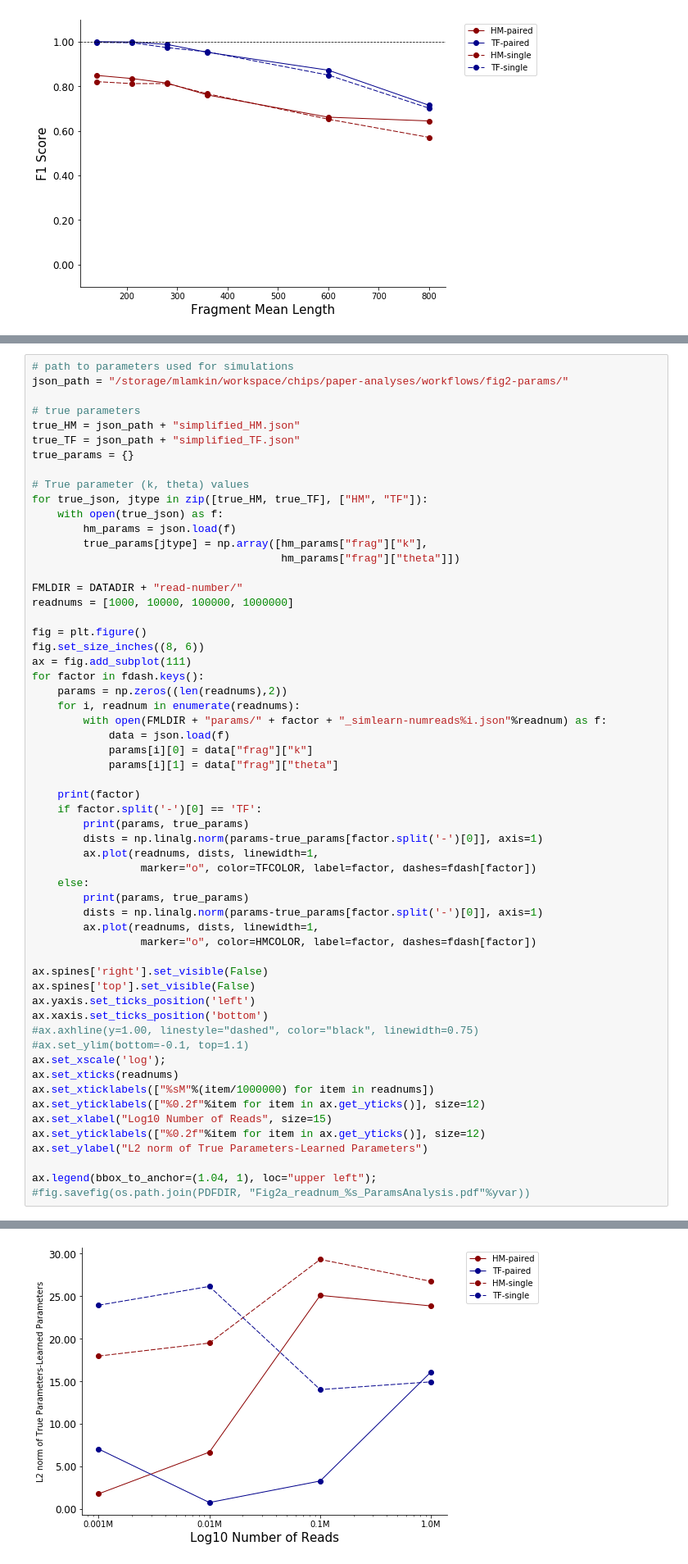
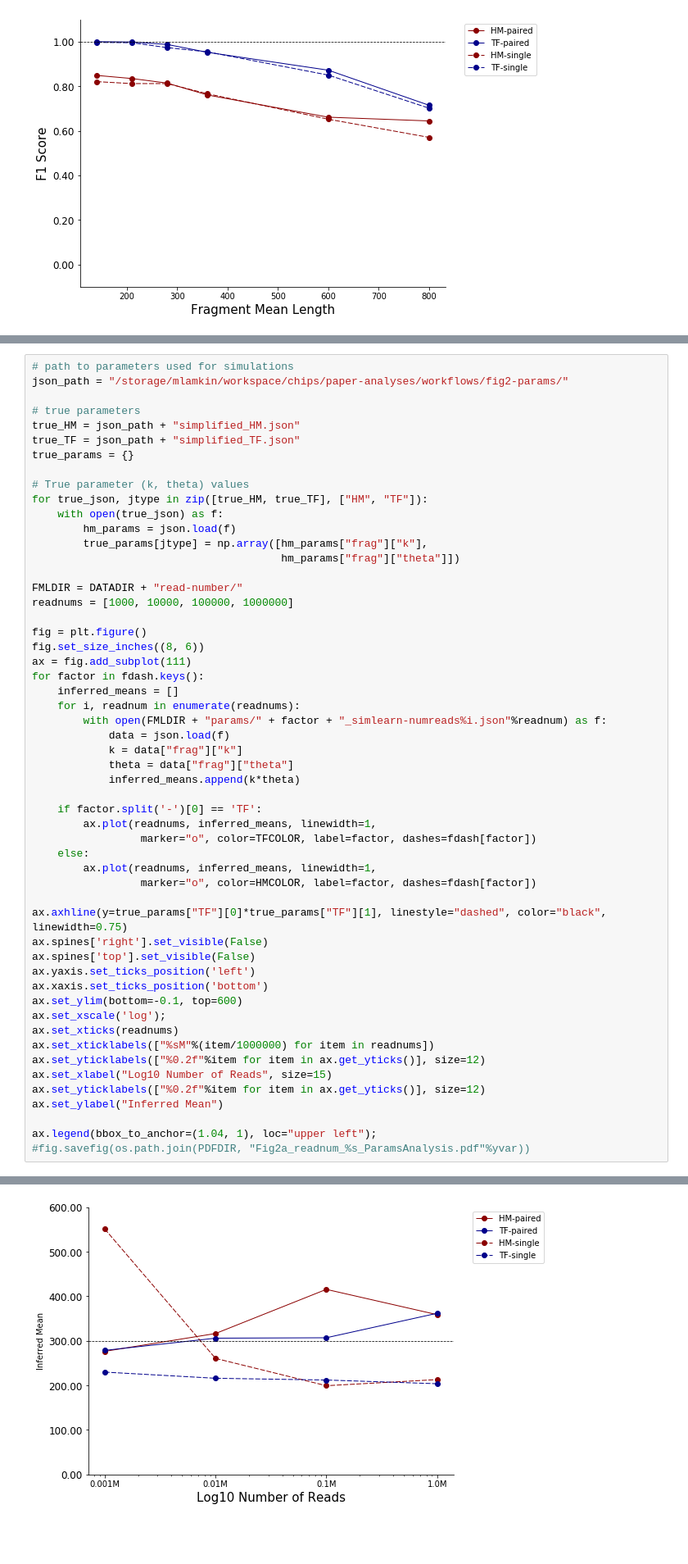
Before and after one commit to mlamkin7/ChIPmunk, a Jupyter notebook: paper-analyses/workflows/fig2-params/Params-analysis.ipynb, the cells around one changed output, grey strips where cells are left out. Shown at 82% size. Cells and saved outputs as stored; diff of their text form; blank space fills up the shorter version.

Commit message:
Gamma distribution Figure/Inferred Mean figure

```diff
--- a/paper-analyses/workflows/fig2-params/Params-analysis.ipynb
+++ b/paper-analyses/workflows/fig2-params/Params-analysis.ipynb
@@ -247,38 +250,34 @@ fig = plt.figure()
 fig.set_size_inches((8, 6))
 ax = fig.add_subplot(111)
 for factor in fdash.keys():
-    params = np.zeros((len(readnums),2))
+    inferred_means = []
     for i, readnum in enumerate(readnums):
         with open(FMLDIR + "params/" + factor + "_simlearn-numreads%i.json"%readnum) as f:
             data = json.load(f)
-            params[i][0] = data["frag"]["k"]
-            params[i][1] = data["frag"]["theta"]
+            k = data["frag"]["k"]
+            theta = data["frag"]["theta"]
+            inferred_means.append(k*theta)
 
-    print(factor)
     if factor.split('-')[0] == 'TF':
-        print(params, true_params)
-        dists = np.linalg.norm(params-true_params[factor.split('-')[0]], axis=1)
-        ax.plot(readnums, dists, linewidth=1,
+        ax.plot(readnums, inferred_means, linewidth=1,
                  marker="o", color=TFCOLOR, label=factor, dashes=fdash[factor])
     else:
-        print(params, true_params)
-        dists = np.linalg.norm(params-true_params[factor.split('-')[0]], axis=1)
-        ax.plot(readnums, dists, linewidth=1,
+        ax.plot(readnums, inferred_means, linewidth=1,
                  marker="o", color=HMCOLOR, label=factor, dashes=fdash[factor])
 
+ax.axhline(y=true_params["TF"][0]*true_params["TF"][1], linestyle="dashed", color="black", linewidth=0.75)
 ax.spines['right'].set_visible(False)
 ax.spines['top'].set_visible(False)
 ax.yaxis.set_ticks_position('left')
 ax.xaxis.set_ticks_position('bottom')
-#ax.axhline(y=1.00, linestyle="dashed", color="black", linewidth=0.75)
-#ax.set_ylim(bottom=-0.1, top=1.1)
+ax.set_ylim(bottom=-0.1, top=600)
 ax.set_xscale('log');
 ax.set_xticks(readnums)
 ax.set_xticklabels(["%sM"%(item/1000000) for item in readnums])
 ax.set_yticklabels(["%0.2f"%item for item in ax.get_yticks()], size=12)
 ax.set_xlabel("Log10 Number of Reads", size=15)
 ax.set_yticklabels(["%0.2f"%item for item in ax.get_yticks()], size=12)
-ax.set_ylabel("L2 norm of True Parameters-Learned Parameters")
+ax.set_ylabel("Inferred Mean")
 
 ax.legend(bbox_to_anchor=(1.04, 1), loc="upper left");
 #fig.savefig(os.path.join(PDFDIR, "Fig2a_readnum_%s_ParamsAnalysis.pdf"%yvar))
@@ -306 +285 @@ TF-single
-[figure, old version]
+[figure, new version]
```
Also changed, not shown: parts of 4 cells of this notebook.
